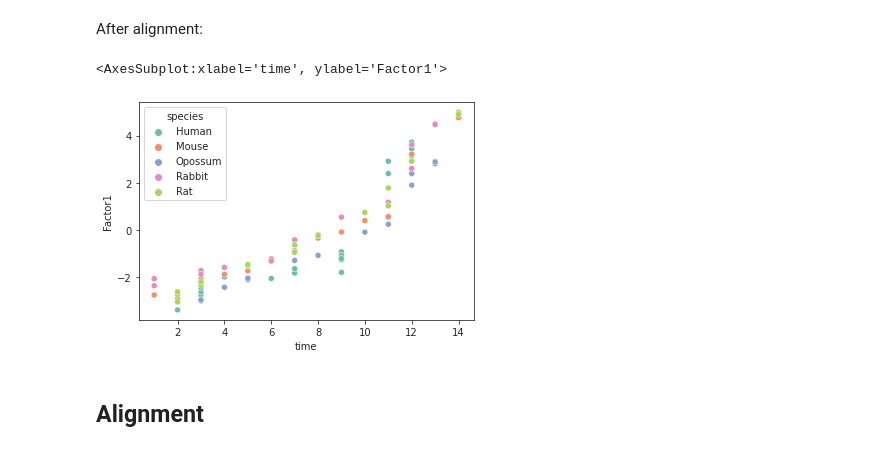
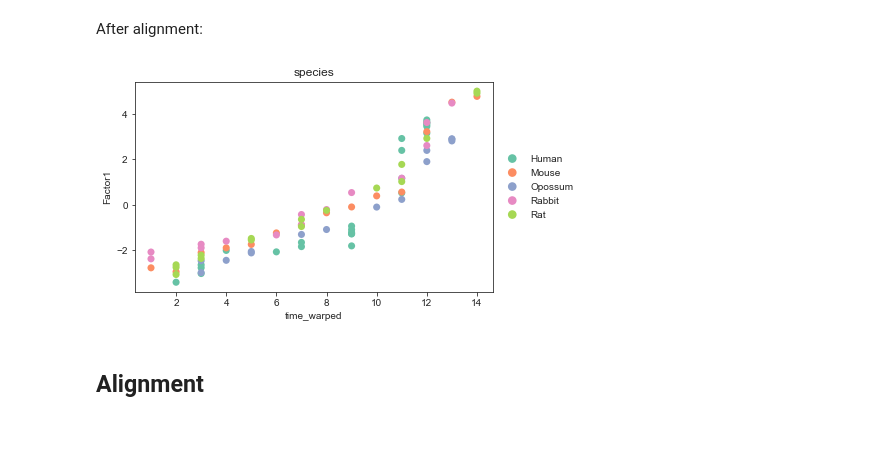
Before and after one commit to scverse/muon-tutorials, a Jupyter notebook: MEFISTO_evodevo.ipynb, the cells around one changed output. Drawn from its saved outputs; the diff is of its cells as text; code cells hidden in the pictures.

```diff
--- a/MEFISTO_evodevo.ipynb
+++ b/MEFISTO_evodevo.ipynb
@@ -208,11 +226,9 @@ sns.scatterplot(x = "time", y = "Factor1", hue = "species", data = df)
 # %% [markdown]
 After alignment:
-# %%
-df = pd.DataFrame({'time' : mdata.obs['time_warped'], 'Factor1' : mdata.obsm['X_mofa'][:,0], 'species' : mdata.obs['species']})
-sns.scatterplot(x = "time", y = "Factor1", hue = "species", data = df)
-# %% [output]
-<AxesSubplot:xlabel='time', ylabel='Factor1'>
-[figure, removed]
+# %%
+sc.pl.scatter(mdata, x="time_warped", y="Factor1", color="species", size=200)
+# %% [output]
+[figure, added]
 # %% [markdown]
 ## Alignment
 # %% [markdown]
```
Also changed, not shown: parts of 12 cells of this notebook.
